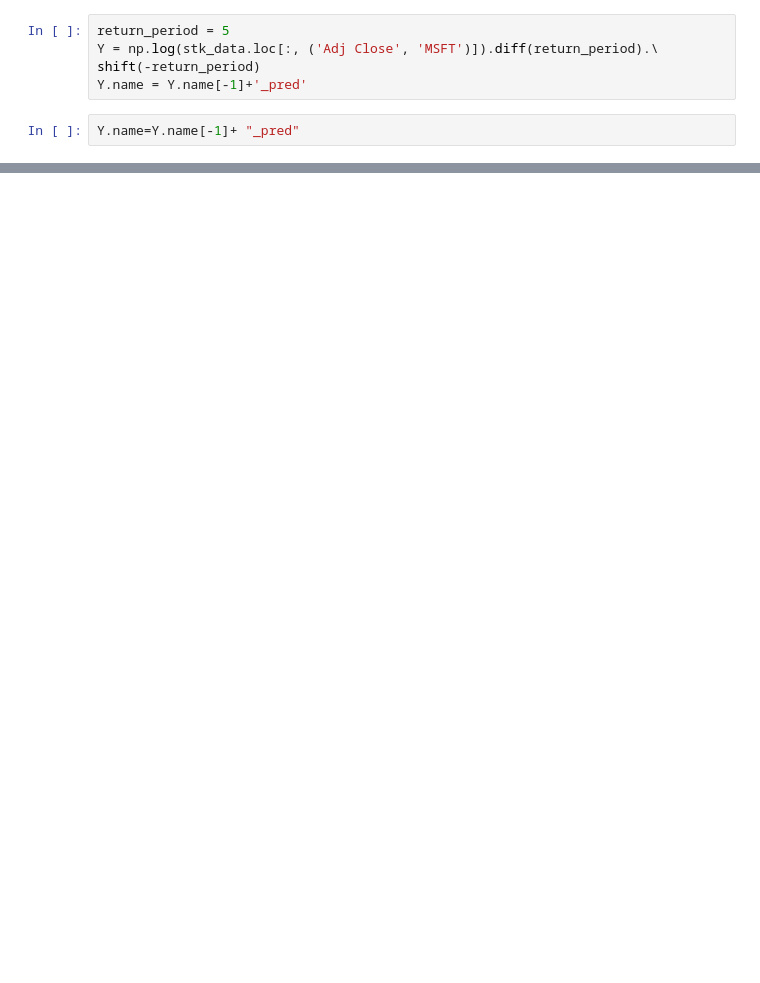
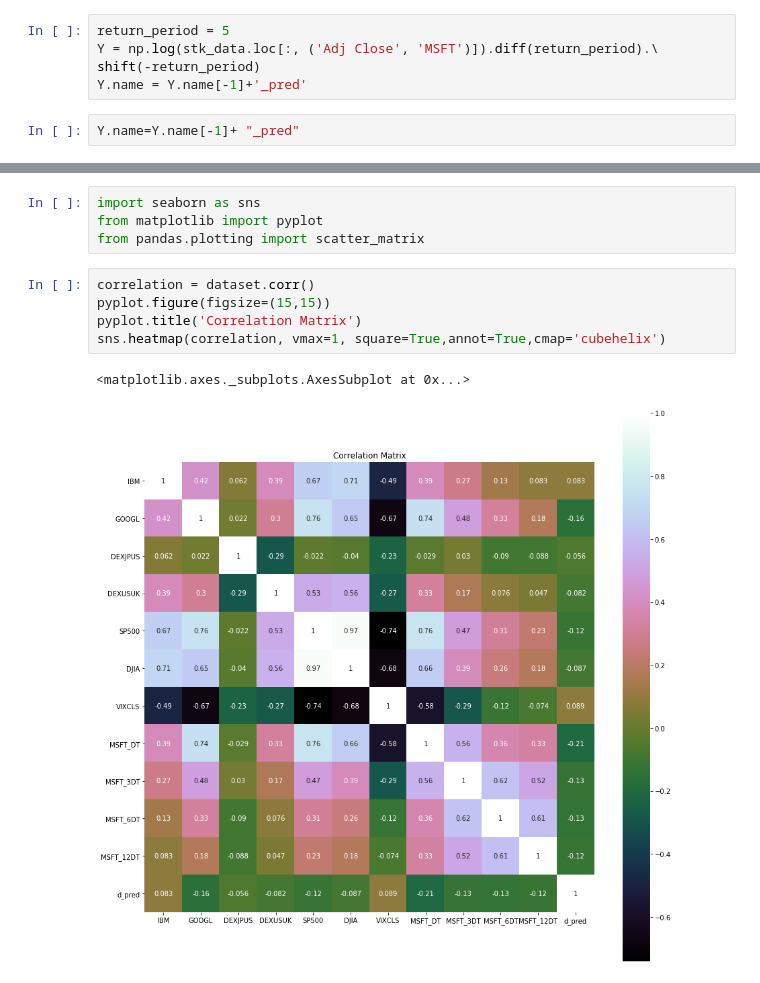
Before and after one commit to askhab2022/ML-Repo, a Jupyter notebook: fin-ml/Stock Price Prediction.ipynb, the cells around one changed output, grey strips where cells are left out. Saved outputs shown, nothing was run; the diff lists cells and outputs as text; blank space fills up the shorter version.

```diff
--- a/fin-ml/Stock Price Prediction.ipynb
+++ b/fin-ml/Stock Price Prediction.ipynb
@@ -116,0 +148,12 @@ dataset
+# %%
+import seaborn as sns
+from matplotlib import pyplot
+from pandas.plotting import scatter_matrix
+# %%
+correlation = dataset.corr()
+pyplot.figure(figsize=(15,15))
+pyplot.title('Correlation Matrix')
+sns.heatmap(correlation, vmax=1, square=True,annot=True,cmap='cubehelix')
+# %% [output]
+<matplotlib.axes._subplots.AxesSubplot at 0x...>
+[figure, added]
```
Also changed, not shown: parts of 20 cells of this notebook.
